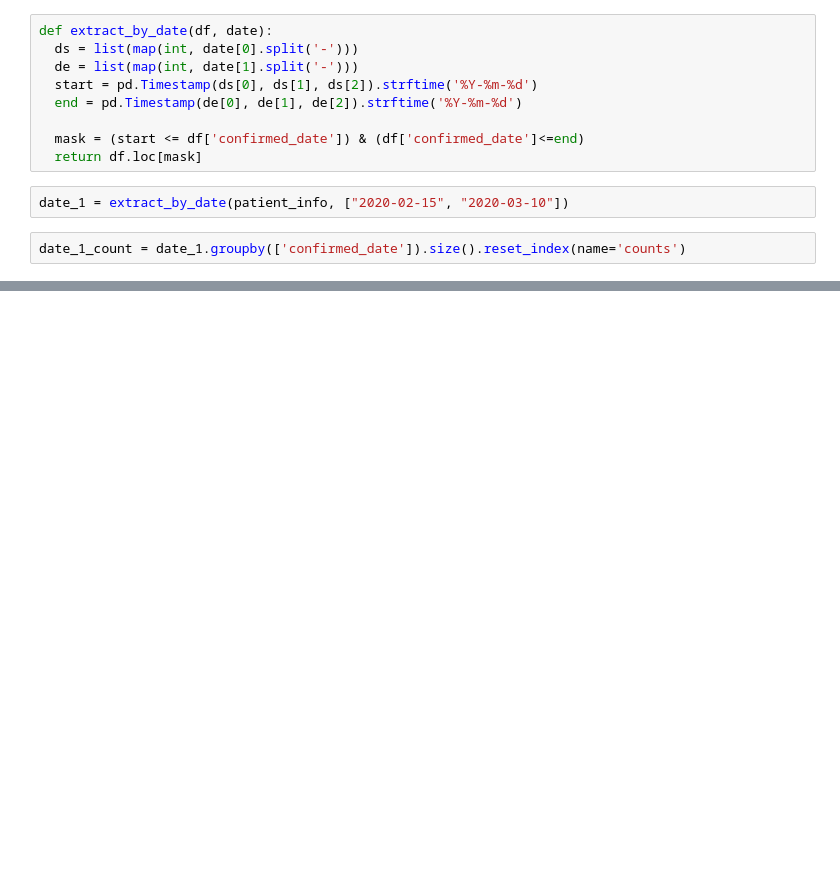
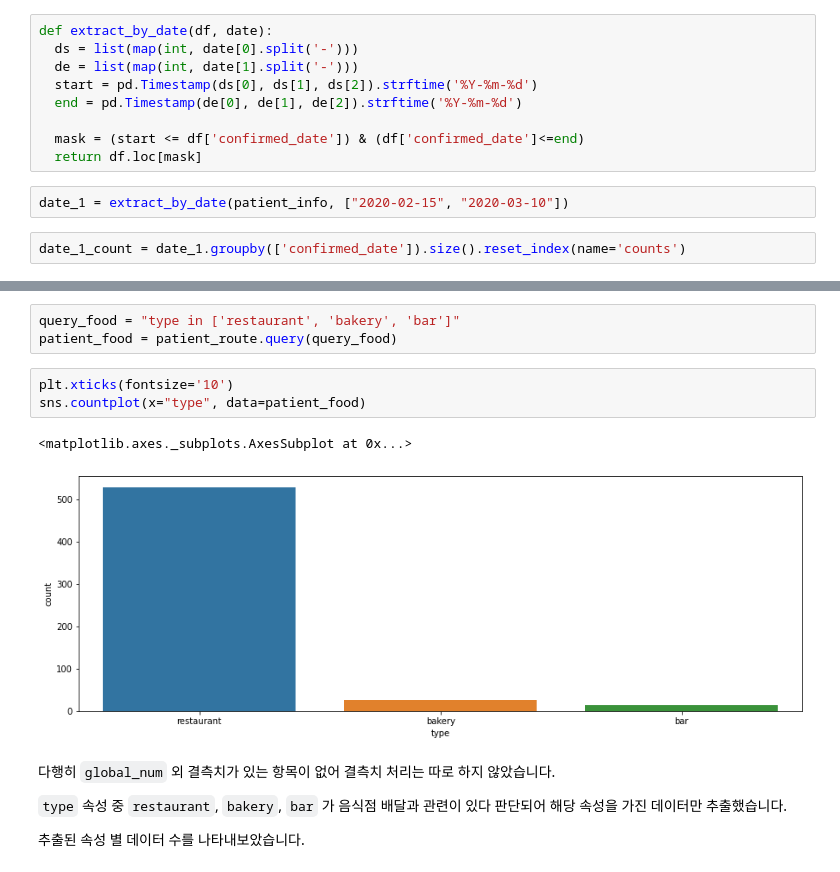
Before and after one commit to solee328/LikeLion_EDA, a Jupyter notebook: EDA_TEST.ipynb, the cells around one changed output, grey strips where cells are left out. Saved outputs shown, nothing was run; the diff lists cells and outputs as text; blank space fills up the shorter version.

````diff
--- a/EDA_TEST.ipynb
+++ b/EDA_TEST.ipynb
@@ -126,0 +176,15 @@ confirmed_date의 type을 str에서 timestamp로 변경해 특정 날짜의 데
+# %%
+query_food = "type in ['restaurant', 'bakery', 'bar']"
+patient_food = patient_route.query(query_food)
+# %%
+plt.xticks(fontsize='10')
+sns.countplot(x="type", data=patient_food)
+# %% [output]
+<matplotlib.axes._subplots.AxesSubplot at 0x...>
+[figure, added]
+# %% [markdown]
+다행히 ```global_num``` 외 결측치가 있는 항목이 없어 결측치 처리는 따로 하지 않았습니다.
+
+```type``` 속성 중 ```restaurant```, ```bakery```, ```bar``` 가 음식점 배달과 관련이 있다 판단되어 해당 속성을 가진 데이터만 추출했습니다.
+
+추출된 속성 별 데이터 수를 나타내보았습니다.
````
Also changed, not shown: parts of 26 cells of this notebook.
